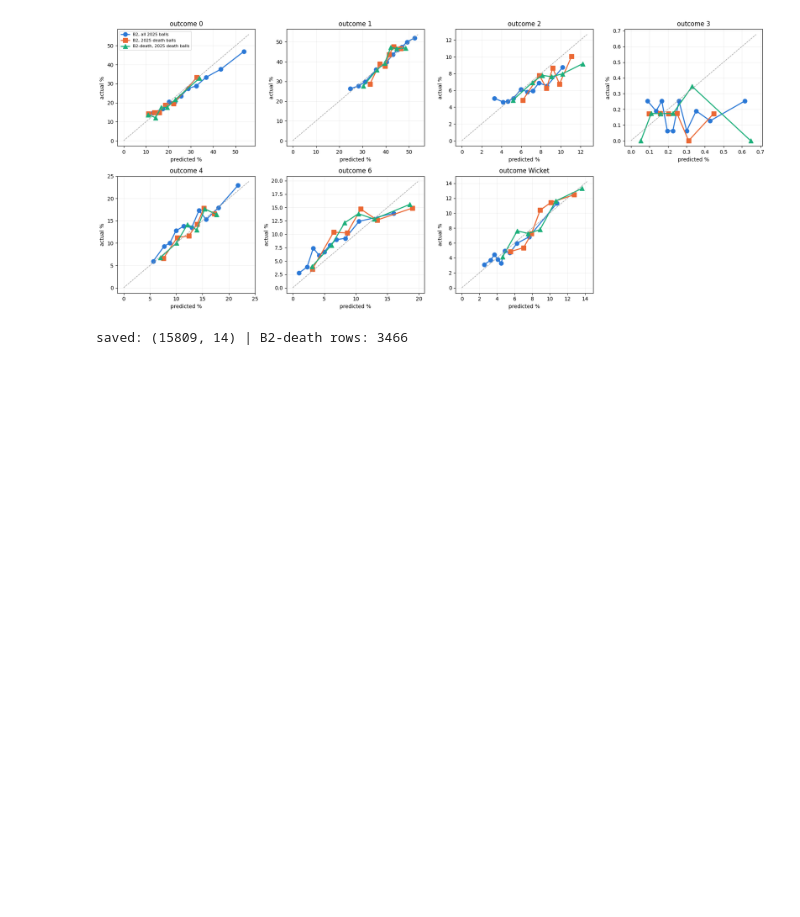
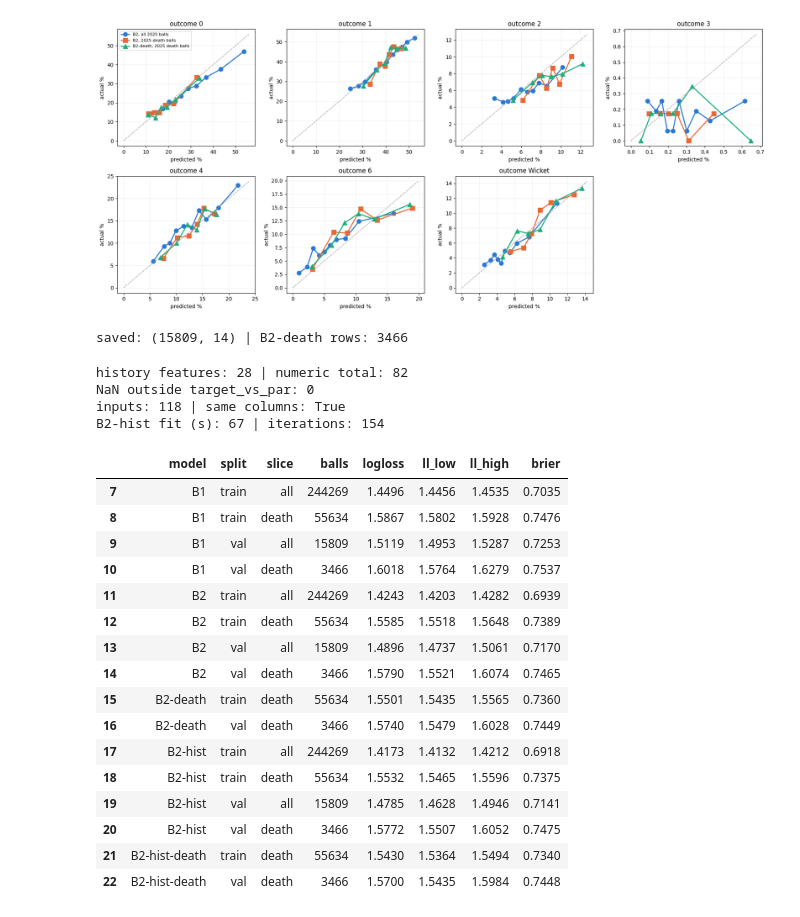
Before and after one commit to arjunnamburi/ml_death_overs_ipl, a Jupyter notebook: notebooks/models.ipynb, the cells around one changed output. Saved outputs shown, nothing was run; the diff lists cells and outputs as text; code cells hidden in the pictures; blank space fills up the shorter version.

```diff
--- a/notebooks/models.ipynb
+++ b/notebooks/models.ipynb
@@ -1059,3 +1063,53 @@ joblib.dump({'prep_b2': prep_b2, 'b2': b2, 'prep_b2d': prep_b2d, 'b2d': b2d}, DA
 print('saved:', preds.shape, '| B2-death rows:', int(preds['B2death_p_6'].notna().sum()))
 # %% [output]
 saved: (15809, 14) | B2-death rows: 3466
+# %%
+import json
+with open(DATA + 'feature_list.json') as f:
+    HIST = sum(json.load(f)['hist_features'].values(), [])
+NUM_H = NUM + HIST
+print('history features:', len(HIST), '| numeric total:', len(NUM_H))          # expect 28 | 82
+print('NaN outside target_vs_par:', int(d.loc[TR | VA, [c for c in HIST if c != 'target_vs_par']].isna().sum().sum()))
+
+# all overs
+prep_h = fit_prep(TR, NUM_H, CAT_FEATURES)
+X_trh, X_vah = transform(prep_h, TR), transform(prep_h, VA)
+print('inputs:', X_trh.shape[1], '| same columns:', list(X_trh.columns) == list(X_vah.columns))   # expect 118 | True
+t0 = time.time()
+b2h = fit_lr(X_trh.values, y_tr)
+print('B2-hist fit (s):', round(time.time() - t0), '| iterations:', int(b2h.n_iter_[0]))
+P_b2h_tr, P_b2h_va = b2h.predict_proba(X_trh.values), b2h.predict_proba(X_vah.values)
+evaluate('B2-hist', P_b2h_tr, TR, 'train')
+evaluate('B2-hist', P_b2h_va, VA, 'val')
+
+# death only
+prep_hd = fit_prep(TR & DEATH, NUM_H, CAT_D)
+X_trhd, X_vahd = transform(prep_hd, TR & DEATH), transform(prep_hd, VA & DEATH)
+b2hd = fit_lr(X_trhd.values, d.loc[TR & DEATH, 'y'].values)
+P_b2hd_tr, P_b2hd_va = b2hd.predict_proba(X_trhd.values), b2hd.predict_proba(X_vahd.values)
+evaluate('B2-hist-death', P_b2hd_tr, TR & DEATH, 'train', slices=('death',))
+evaluate('B2-hist-death', P_b2hd_va, VA & DEATH, 'val', slices=('death',))
+
+display(pd.DataFrame(results).query("model in ['B1', 'B2', 'B2-death', 'B2-hist', 'B2-hist-death']").round(4))
+# %% [output]
+history features: 28 | numeric total: 82
+NaN outside target_vs_par: 0
+inputs: 118 | same columns: True
+B2-hist fit (s): 67 | iterations: 154
+|  | model | split | slice | balls | logloss | ll_low | ll_high | brier |
+| 7 | B1 | train | all | 244269 | 1.4496 | 1.4456 | 1.4535 | 0.7035 |
+| 8 | B1 | train | death | 55634 | 1.5867 | 1.5802 | 1.5928 | 0.7476 |
+| 9 | B1 | val | all | 15809 | 1.5119 | 1.4953 | 1.5287 | 0.7253 |
+| 10 | B1 | val | death | 3466 | 1.6018 | 1.5764 | 1.6279 | 0.7537 |
+| 11 | B2 | train | all | 244269 | 1.4243 | 1.4203 | 1.4282 | 0.6939 |
+| 12 | B2 | train | death | 55634 | 1.5585 | 1.5518 | 1.5648 | 0.7389 |
+| 13 | B2 | val | all | 15809 | 1.4896 | 1.4737 | 1.5061 | 0.7170 |
+| 14 | B2 | val | death | 3466 | 1.5790 | 1.5521 | 1.6074 | 0.7465 |
+| 15 | B2-death | train | death | 55634 | 1.5501 | 1.5435 | 1.5565 | 0.7360 |
+| 16 | B2-death | val | death | 3466 | 1.5740 | 1.5479 | 1.6028 | 0.7449 |
+| 17 | B2-hist | train | all | 244269 | 1.4173 | 1.4132 | 1.4212 | 0.6918 |
+| 18 | B2-hist | train | death | 55634 | 1.5532 | 1.5465 | 1.5596 | 0.7375 |
+| 19 | B2-hist | val | all | 15809 | 1.4785 | 1.4628 | 1.4946 | 0.7141 |
+| 20 | B2-hist | val | death | 3466 | 1.5772 | 1.5507 | 1.6052 | 0.7475 |
+| 21 | B2-hist-death | train | death | 55634 | 1.5430 | 1.5364 | 1.5494 | 0.7340 |
+| 22 | B2-hist-death | val | death | 3466 | 1.5700 | 1.5435 | 1.5984 | 0.7448 |
```
Also changed, not shown: parts of 6 cells of this notebook.
